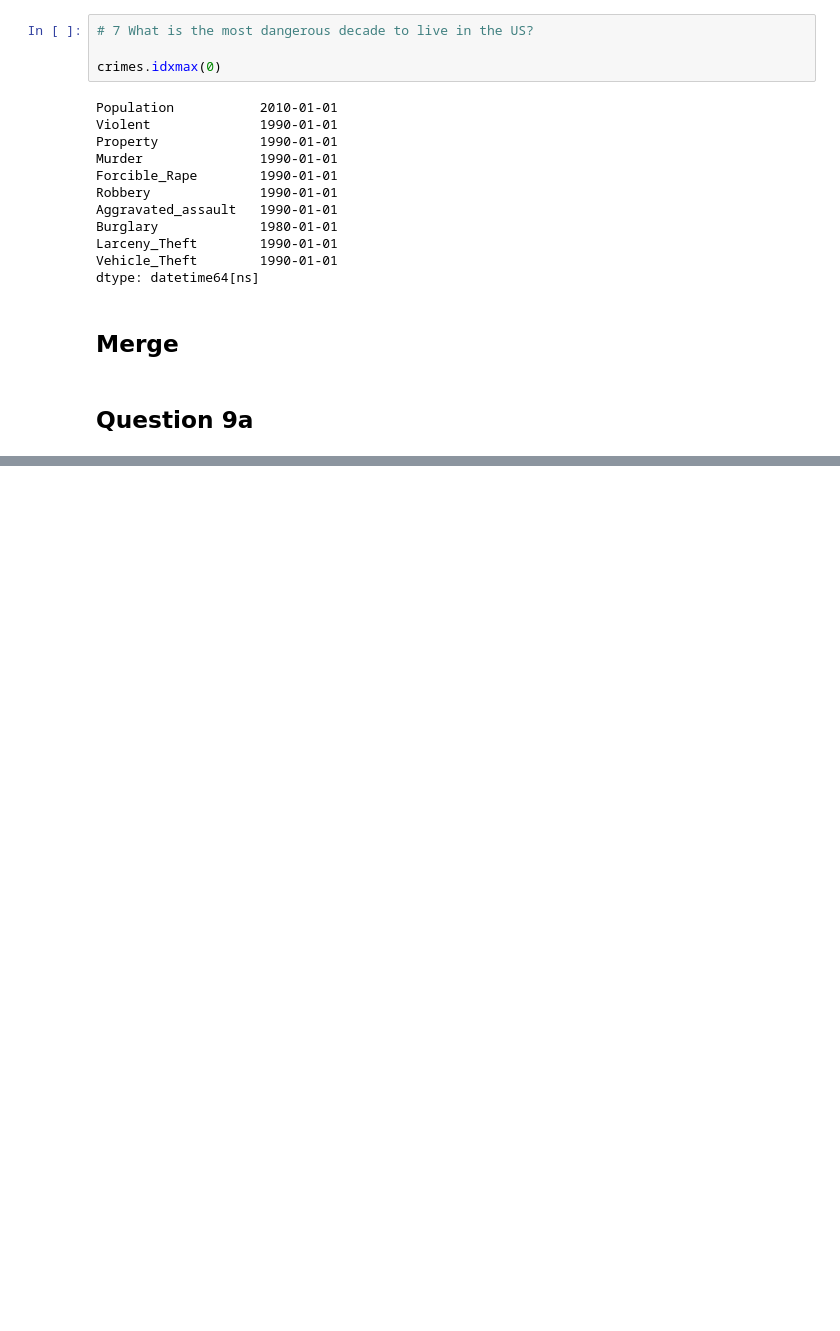
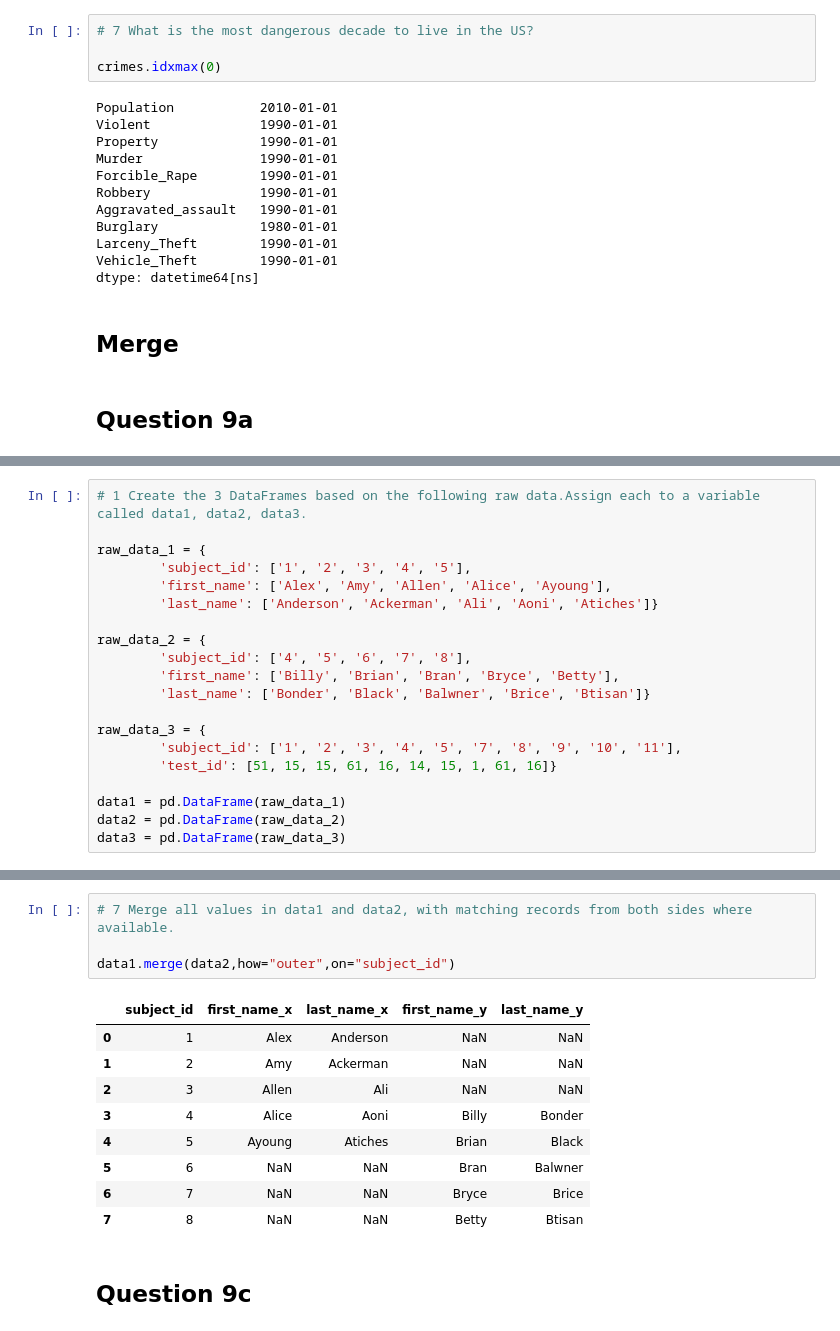
Before and after one commit to suvrat344/DataAnalysis, a Jupyter notebook: Pandas/Pandas.ipynb, the cells around one changed output, grey strips where cells are left out. Saved outputs shown, nothing was run; the diff lists cells and outputs as text; blank space fills up the shorter version.

```diff
--- a/Pandas/Pandas.ipynb
+++ b/Pandas/Pandas.ipynb
@@ -3496,0 +3545,20 @@ dtype: datetime64[ns]
+# %%
+# 1 Create the 3 DataFrames based on the following raw data.Assign each to a variable called data1, data2, data3.
+
+raw_data_1 = {
+        'subject_id': ['1', '2', '3', '4', '5'],
+        'first_name': ['Alex', 'Amy', 'Allen', 'Alice', 'Ayoung'],
+        'last_name': ['Anderson', 'Ackerman', 'Ali', 'Aoni', 'Atiches']}
+
+raw_data_2 = {
+        'subject_id': ['4', '5', '6', '7', '8'],
+        'first_name': ['Billy', 'Brian', 'Bran', 'Bryce', 'Betty'],
+        'last_name': ['Bonder', 'Black', 'Balwner', 'Brice', 'Btisan']}
+
+raw_data_3 = {
+        'subject_id': ['1', '2', '3', '4', '5', '7', '8', '9', '10', '11'],
+        'test_id': [51, 15, 15, 61, 16, 14, 15, 1, 61, 16]}
+
+data1 = pd.DataFrame(raw_data_1)
+data2 = pd.DataFrame(raw_data_2)
+data3 = pd.DataFrame(raw_data_3)
@@ -3496,0 +3633,16 @@ dtype: datetime64[ns]
+# %%
+# 7 Merge all values in data1 and data2, with matching records from both sides where available.
+
+data1.merge(data2,how="outer",on="subject_id")
+# %% [output]
+|  | subject_id | first_name_x | last_name_x | first_name_y | last_name_y |
+| 0 | 1 | Alex | Anderson | NaN | NaN |
+| 1 | 2 | Amy | Ackerman | NaN | NaN |
+| 2 | 3 | Allen | Ali | NaN | NaN |
+| 3 | 4 | Alice | Aoni | Billy | Bonder |
+| 4 | 5 | Ayoung | Atiches | Brian | Black |
+| 5 | 6 | NaN | NaN | Bran | Balwner |
+| 6 | 7 | NaN | NaN | Bryce | Brice |
+| 7 | 8 | NaN | NaN | Betty | Btisan |
+# %% [markdown]
+## Question 9c
```
Also changed, not shown: parts of 48 cells of this notebook, 2 other files.
